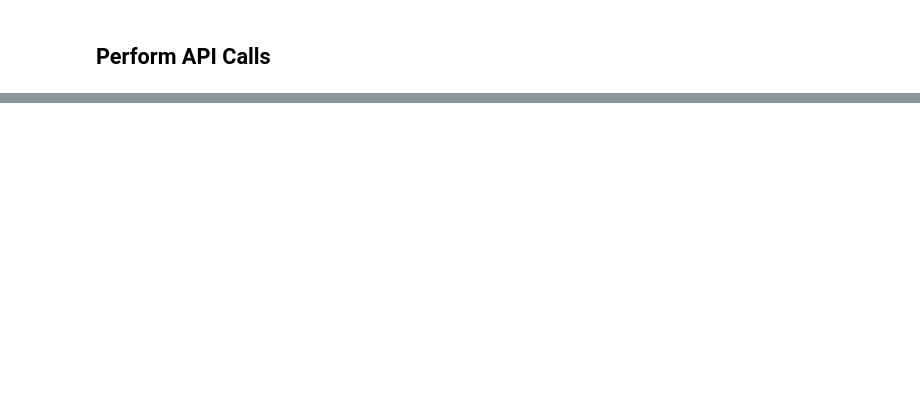
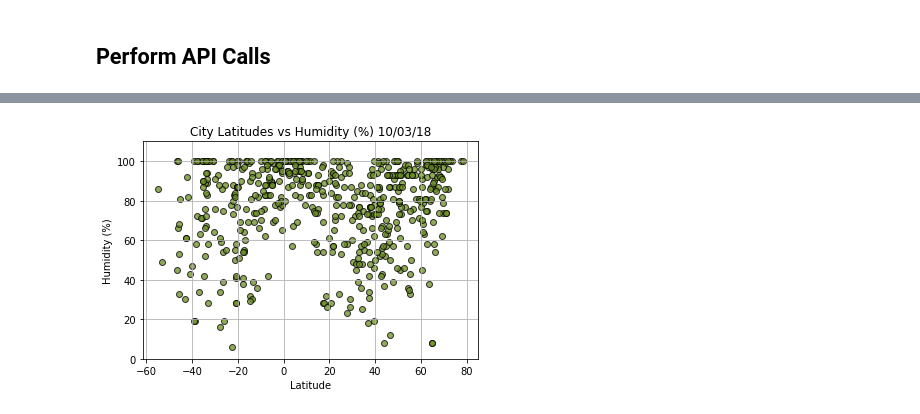
Before and after one commit to mbhimasani/GT-Bootcamp-HW, a Jupyter notebook: Weather API/WeatherPy.ipynb, the cells around one changed output, grey strips where cells are left out. Cells and saved outputs as stored; diff of their text form; code cells hidden in the pictures; blank space fills up the shorter version.

```diff
--- a/Weather API/WeatherPy.ipynb
+++ b/Weather API/WeatherPy.ipynb
@@ -52,0 +223,16 @@ url = "http://api.openweathermap.org/data/2.5/weather?units=Imperial&APPID=" + a
+# %%
+# Latitudes Vs Humidity plot
+
+HumvLat_plt = plt.scatter(latitudes, hum, marker="o", facecolors="olivedrab", edgecolors="black", alpha=0.75)
+plt.grid()
+plt.title("City Latitudes vs Humidity (%) 10/03/18")
+plt.xlabel("Latitude")
+plt.ylabel("Humidity (%)")
+plt.ylim(0,110)
+
+# Save Figure
+HumvLat = plt.gcf()
+plt.show
+HumvLat.savefig("Images/City Latitudes vs Humidity(%).png", bbox_inches="tight")
+# %% [output]
+[figure, added]
```
Also changed, not shown: parts of 15 cells of this notebook, 7 other files.
